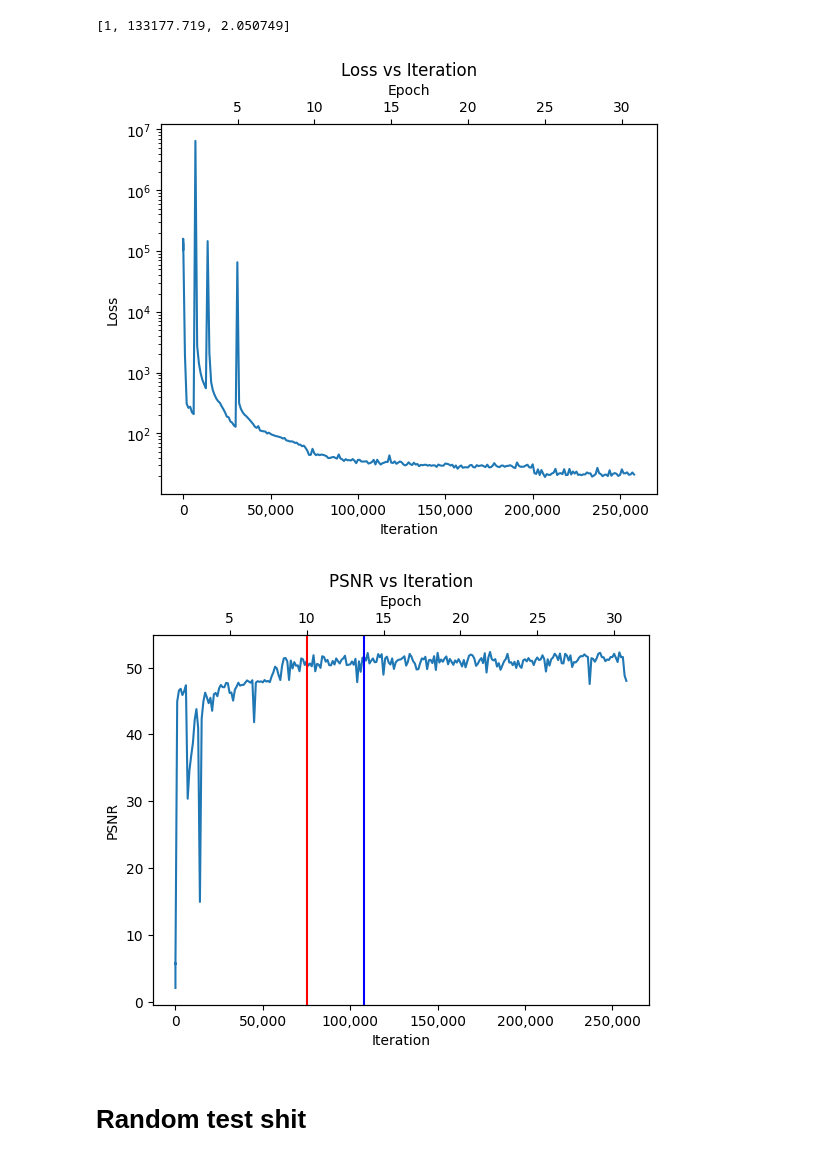
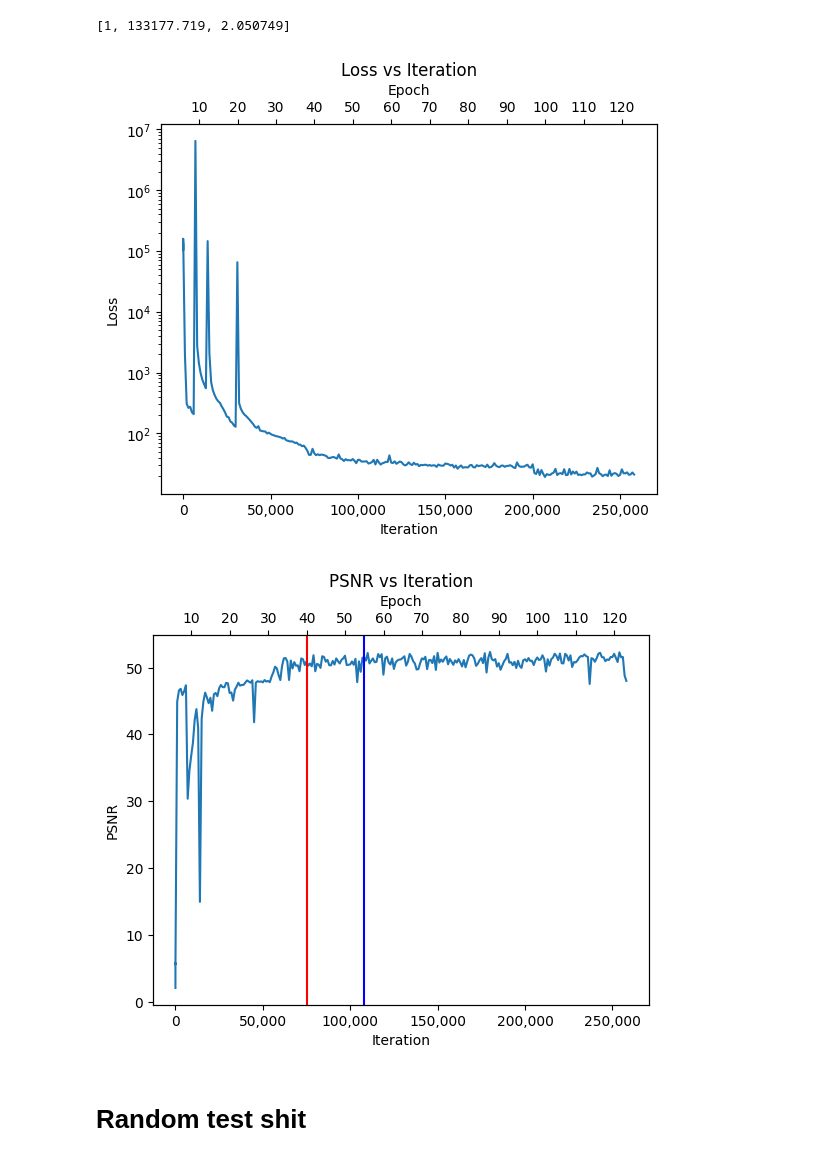
Before and after one commit to pramohan/polish-pub-cs101, a Jupyter notebook: colab.ipynb, the cells around one changed output. Drawn from its saved outputs; the diff is of its cells as text; code cells hidden in the pictures.

Commit message:
Epoch is 2000 iterations

```diff
--- a/colab.ipynb
+++ b/colab.ipynb
@@ -277,27 +277,29 @@ print(data[0])
 # %%
 # plot iteration vs loss of the data
 from matplotlib import pyplot as plt
+num_training_imgs = 8000
+iterations2epoch = num_training_imgs / 4 # 4 is the batch size
 
 plt.plot([row[0] for row in data], [row[1] for row in data])
 # label axes
 plt.xlabel('Iteration')
 plt.ylabel('Loss')
 # set y axes as logarithmic
 plt.yscale('log')
 # set title
 plt.title('Loss vs Iteration')
 # put commas in the x axis
 plt.gca().get_xaxis().set_major_formatter(plt.FuncFormatter(lambda x, loc: "{:,}".format(int(x))))
 # set another x axis
 ax2 = plt.twiny()
 # set the x axis to be the first one divided by 8000 but with the same ticks
-ax2.set_xticks([row[0]/8000 for row in data if row[0]%8000==0 and (row[0] // 8000) % 5 == 0])
-ax2.set_xlim(0, (data[-1][0] / 8000))
+ax2.set_xticks([row[0]/iterations2epoch for row in data if row[0]%iterations2epoch==0 and (row[0] // iterations2epoch) % 10 == 0])
+ax2.set_xlim(0, (data[-1][0] / iterations2epoch))
 # set the x axis label
 ax2.set_xlabel('Epoch')
 plt.show()
 # %% [output]
-[figure, old version]
+[figure, new version]
 # %%
 # plot iteration vs psnr of the data
 from matplotlib import pyplot as plt
@@ -313,17 +315,17 @@ plt.gca().get_xaxis().set_major_formatter(plt.FuncFormatter(lambda x, loc: "{:,}
 # set another x axis
 ax2 = plt.twiny()
 # set the x axis to be the first one divided by 8000 but with the same ticks
-ax2.set_xticks([row[0]/8000 for row in data if row[0]%8000==0 and (row[0] // 8000) % 5 == 0])
-ax2.set_xlim(1./8000, (data[-1][0] / 8000))
+ax2.set_xticks([row[0]/iterations2epoch for row in data if row[0]%iterations2epoch==0 and (row[0] // iterations2epoch) % 10 == 0])
+ax2.set_xlim(0, (data[-1][0] / iterations2epoch))
 # set the x axis label
 ax2.set_xlabel('Epoch')
 # put a red vertical line at 10th epoch
-plt.axvline(x=10, color='r')
+plt.axvline(x=40, color='r')
 # put a blue vertical line at iteration 110000
-plt.axvline(x=110000./8000, color='b')
+plt.axvline(x=110000./iterations2epoch, color='b')
 plt.show()
 # %% [output]
-[figure, old version]
+[figure, new version]
 # %% [markdown]
 # Random test shit
 # %%
```
